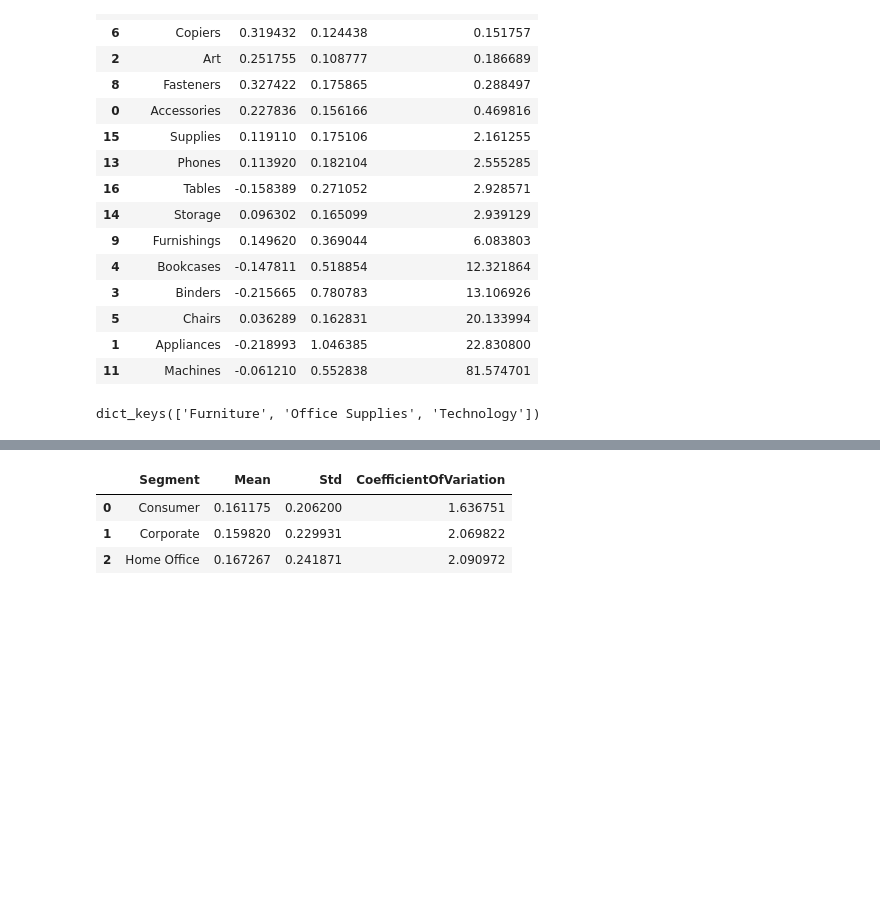
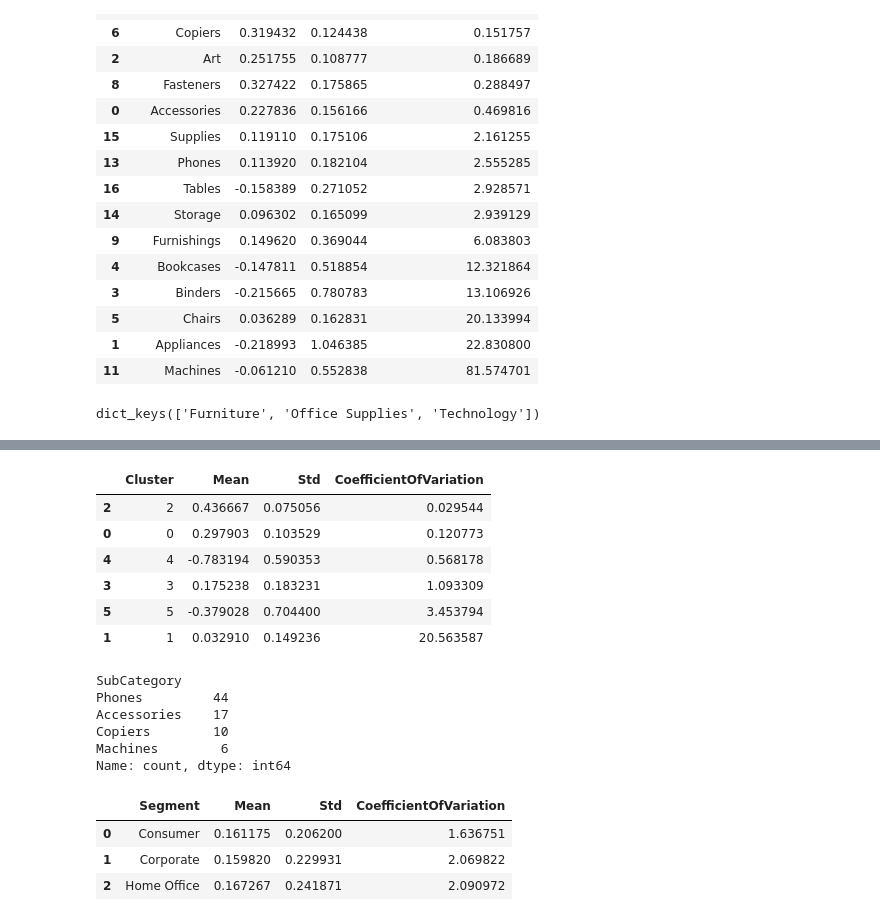
Before and after one commit to CogitoNTNU/CogitoXInfor-h24, a Jupyter notebook: HermanNotebook.ipynb, the cells around one changed output, grey strips where cells are left out. Drawn from its saved outputs; the diff is of its cells as text; code cells hidden in the pictures; blank space fills up the shorter version.

```diff
--- a/HermanNotebook.ipynb
+++ b/HermanNotebook.ipynb
@@ -314,4 +316,25 @@ num_clusters = {"Technology" : 4, "Office Supplies" : 4, "Furniture" : 4}
 cluster_product_data(dataframes_scaled, num_clusters)
+# %%
+dataframes_scaled["Technology"]["Margin"] = data["Technology"]["Margin"]
+get_coefficient_variation(dataframes_scaled["Technology"], "Cluster")
+# %% [output]
+|  | Cluster | Mean | Std | CoefficientOfVariation |
+| 2 | 2 | 0.436667 | 0.075056 | 0.029544 |
+| 0 | 0 | 0.297903 | 0.103529 | 0.120773 |
+| 4 | 4 | -0.783194 | 0.590353 | 0.568178 |
+| 3 | 3 | 0.175238 | 0.183231 | 1.093309 |
+| 5 | 5 | -0.379028 | 0.704400 | 3.453794 |
+| 1 | 1 | 0.032910 | 0.149236 | 20.563587 |
+# %%
+dataframes_scaled["Technology"]["SubCategory"] = data["Technology"]["SubCategory"]
+dataframes_scaled["Technology"][dataframes_scaled["Technology"]["Cluster"] == 3]["SubCategory"].value_counts()
+# %% [output]
+SubCategory
+Phones         44
+Accessories    17
+Copiers        10
+Machines        6
+Name: count, dtype: int64
 # %%
 get_coefficient_variation(grouped_dataframes["Technology"], "Segment")
 # %% [output]
```
Also changed, not shown: parts of 9 cells of this notebook.
